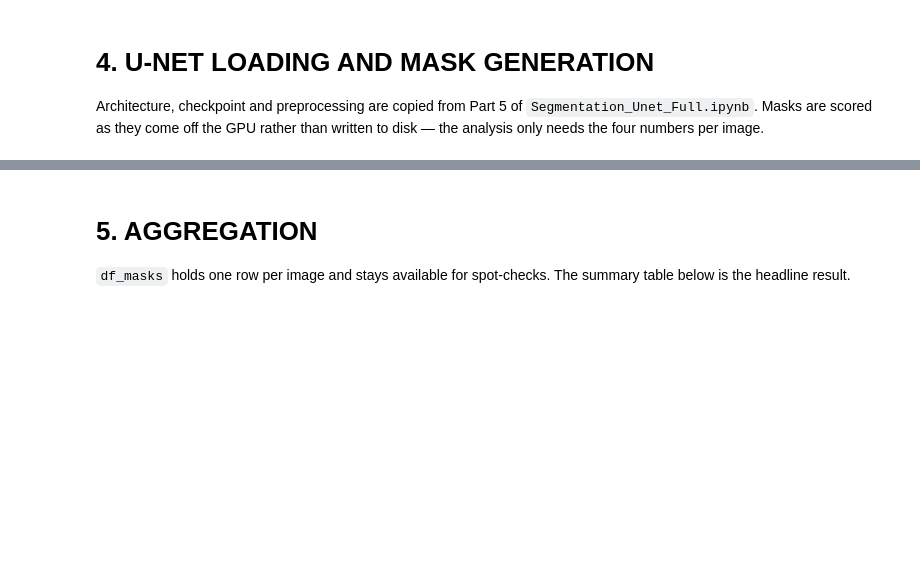
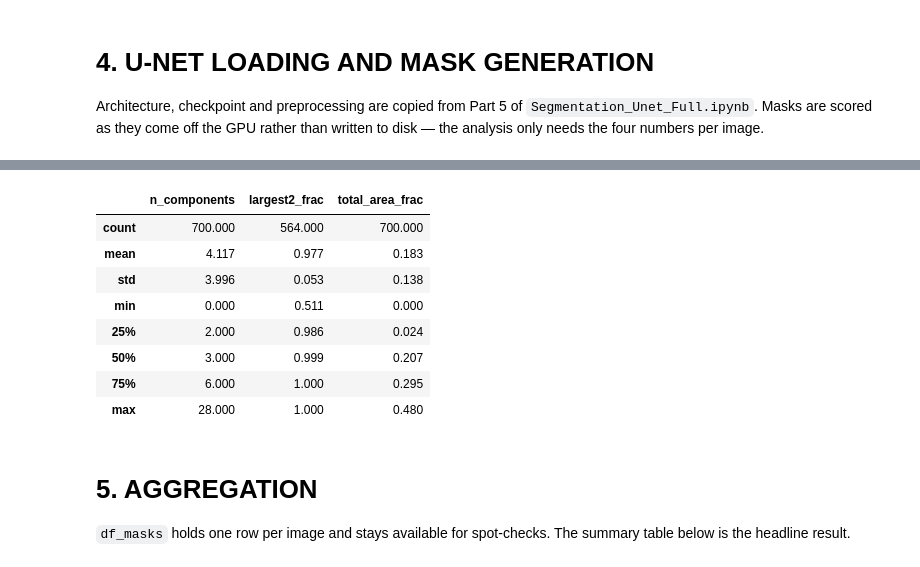
Before and after one commit to Daudi-Zacharia/msc-thesis, a Jupyter notebook: Segmentation/quantitative_d2_segmentation.ipynb, the cells around one changed output, grey strips where cells are left out. Saved outputs shown, nothing was run; the diff lists cells and outputs as text; code cells hidden in the pictures; blank space fills up the shorter version.

```diff
--- a/Segmentation/quantitative_d2_segmentation.ipynb
+++ b/Segmentation/quantitative_d2_segmentation.ipynb
@@ -378,3 +440,15 @@ display(df_masks.head())
+# %%
+df_masks[df_masks['class']=='TB'].describe().round(3)
+# %% [output]
+|  | n_components | largest2_frac | total_area_frac |
+| count | 700.000 | 564.000 | 700.000 |
+| mean | 4.117 | 0.977 | 0.183 |
+| std | 3.996 | 0.053 | 0.138 |
+| min | 0.000 | 0.511 | 0.000 |
+| 25% | 2.000 | 0.986 | 0.024 |
+| 50% | 3.000 | 0.999 | 0.207 |
+| 75% | 6.000 | 1.000 | 0.295 |
+| max | 28.000 | 1.000 | 0.480 |
 # %% [markdown]
 # 5. AGGREGATION
 
```
Also changed, not shown: parts of 13 cells of this notebook.
